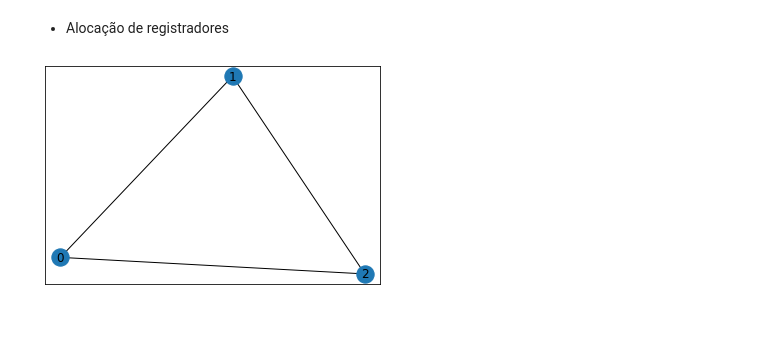
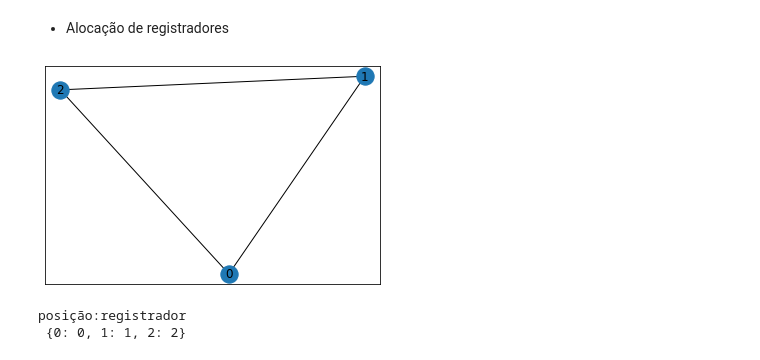
Before and after one commit to lucianosilva-github/compiladores, a Jupyter notebook: COMPILADORES_AULA_11.ipynb, the cells around one changed output. Drawn from its saved outputs; the diff is of its cells as text; code cells hidden in the pictures; blank space fills up the shorter version.

```diff
--- a/COMPILADORES_AULA_11.ipynb
+++ b/COMPILADORES_AULA_11.ipynb
@@ -592,31 +612,38 @@ for p in ic_la:
 # %%
 import networkx as nx
 import matplotlib.pyplot as plt
 import itertools
 
 
 class GraphVisualization:
 
     def __init__(self):
         self.visual = []
 
 
     def addEdge(self, a, b):
         temp = [a, b]
         self.visual.append(temp)
 
     def visualize(self):
-        G = nx.Graph()
-        G.add_edges_from(self.visual)
-        nx.draw_networkx(G)
+        self.graph = nx.Graph()
+        self.graph.add_edges_from(self.visual)
+        nx.draw_networkx(self.graph)
         plt.show()
 
 G = GraphVisualization()
 
 for (instr,live) in ic_la:
   edges = itertools.combinations(live, 2)
   for (a,b) in edges:
     G.addEdge(a,b)
 G.visualize()
 # %% [output]
-[figure, old version]
+[figure, new version]
+# %%
+colors = nx.coloring.greedy_color(G.graph, strategy="largest_first")
+print("posição:registrador\n",colors)
+r_8086=["ax","bx","cx","dx"]
+# %% [output]
+posição:registrador
+ {0: 0, 1: 1, 2: 2}
```
Also changed, not shown: parts of 4 cells of this notebook.
